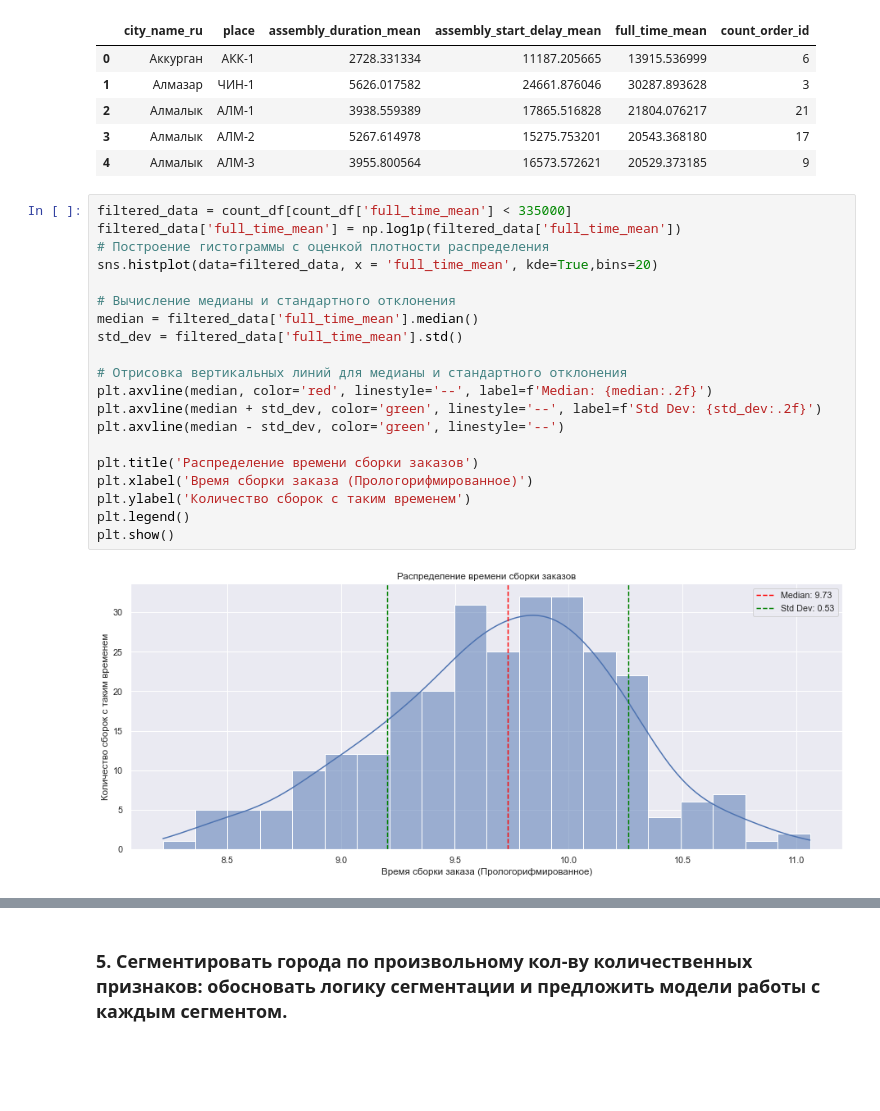
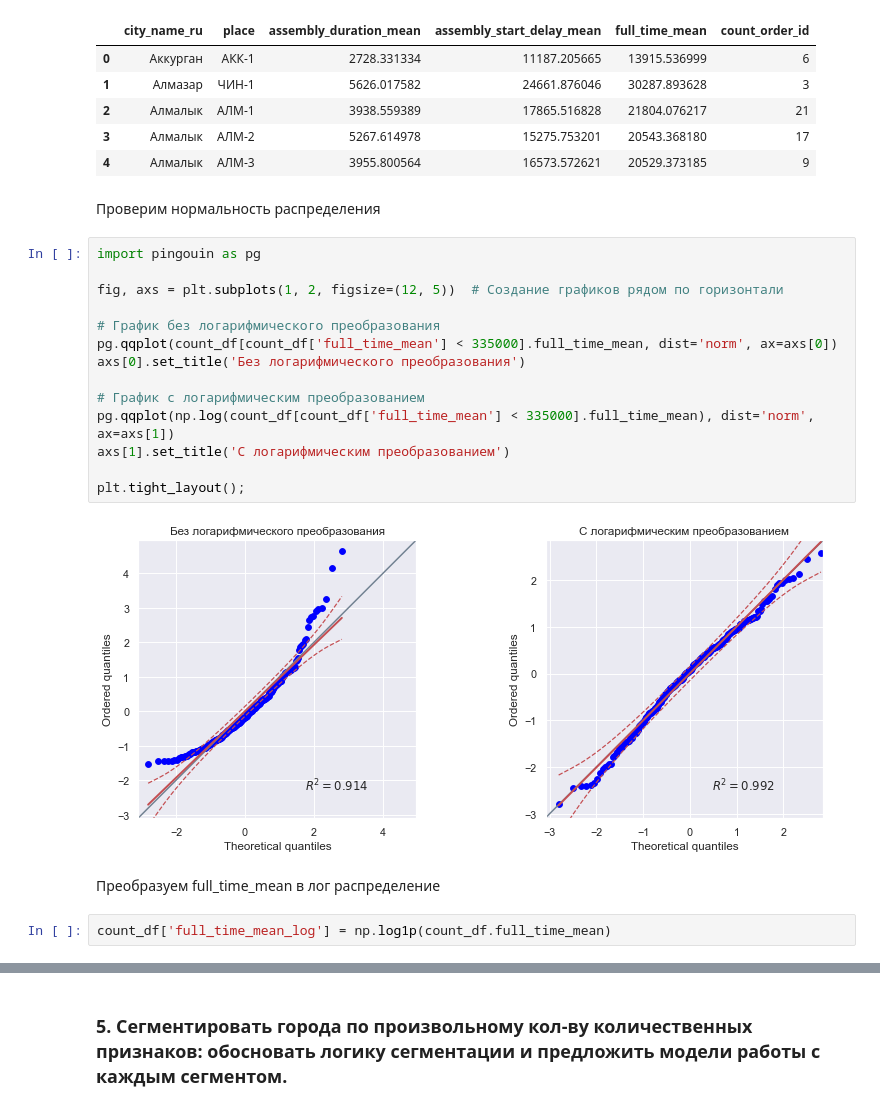
Before and after one commit to evanc001/practice_in_uzum_cource, a Jupyter notebook: live_code_practic/live_code_project.ipynb, the cells around one changed output, grey strips where cells are left out. Saved outputs shown, nothing was run; the diff lists cells and outputs as text; blank space fills up the shorter version.

```diff
--- a/live_code_practic/live_code_project.ipynb
+++ b/live_code_practic/live_code_project.ipynb
@@ -383,25 +384,25 @@ count_df.head()
 | 2 | Алмалык | АЛМ-1 | 3938.559389 | 17865.516828 | 21804.076217 | 21 |
 | 3 | Алмалык | АЛМ-2 | 5267.614978 | 15275.753201 | 20543.368180 | 17 |
 | 4 | Алмалык | АЛМ-3 | 3955.800564 | 16573.572621 | 20529.373185 | 9 |
-# %%
-filtered_data = count_df[count_df['full_time_mean'] < 335000]
-filtered_data['full_time_mean'] = np.log1p(filtered_data['full_time_mean'])
-# Построение гистограммы с оценкой плотности распределения
-sns.histplot(data=filtered_data, x = 'full_time_mean', kde=True,bins=20)
-
-# Вычисление медианы и стандартного отклонения
-median = filtered_data['full_time_mean'].median()
-std_dev = filtered_data['full_time_mean'].std()
-
-# Отрисовка вертикальных линий для медианы и стандартного отклонения
-plt.axvline(median, color='red', linestyle='--', label=f'Median: {median:.2f}')
-plt.axvline(median + std_dev, color='green', linestyle='--', label=f'Std Dev: {std_dev:.2f}')
-plt.axvline(median - std_dev, color='green', linestyle='--')
-
-plt.title('Распределение времени сборки заказов')
-plt.xlabel('Время сборки заказа (Прологорифмированное)')
-plt.ylabel('Количество сборок с таким временем')
-plt.legend()
-plt.show()
-# %% [output]
-[figure, removed]
+# %% [markdown]
+Проверим нормальность распределения
+# %%
+import pingouin as pg
+
+fig, axs = plt.subplots(1, 2, figsize=(12, 5))  # Создание графиков рядом по горизонтали
+
+# График без логарифмического преобразования
+pg.qqplot(count_df[count_df['full_time_mean'] < 335000].full_time_mean, dist='norm', ax=axs[0])
+axs[0].set_title('Без логарифмического преобразования')
+
+# График с логарифмическим преобразованием
+pg.qqplot(np.log(count_df[count_df['full_time_mean'] < 335000].full_time_mean), dist='norm', ax=axs[1])
+axs[1].set_title('С логарифмическим преобразованием')
+
+plt.tight_layout();
+# %% [output]
+[figure, added]
+# %% [markdown]
+Преобразуем full_time_mean в лог распределение
+# %%
+count_df['full_time_mean_log'] = np.log1p(count_df.full_time_mean)
```
Also changed, not shown: parts of 23 cells of this notebook.
